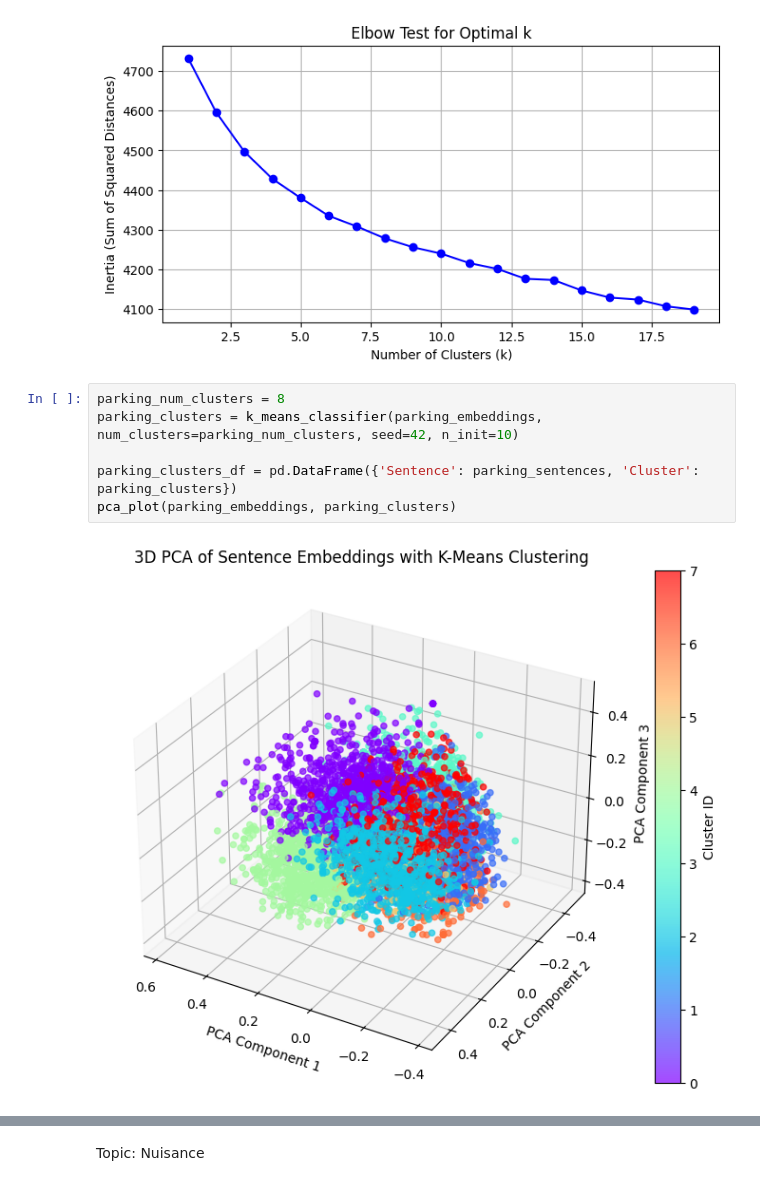
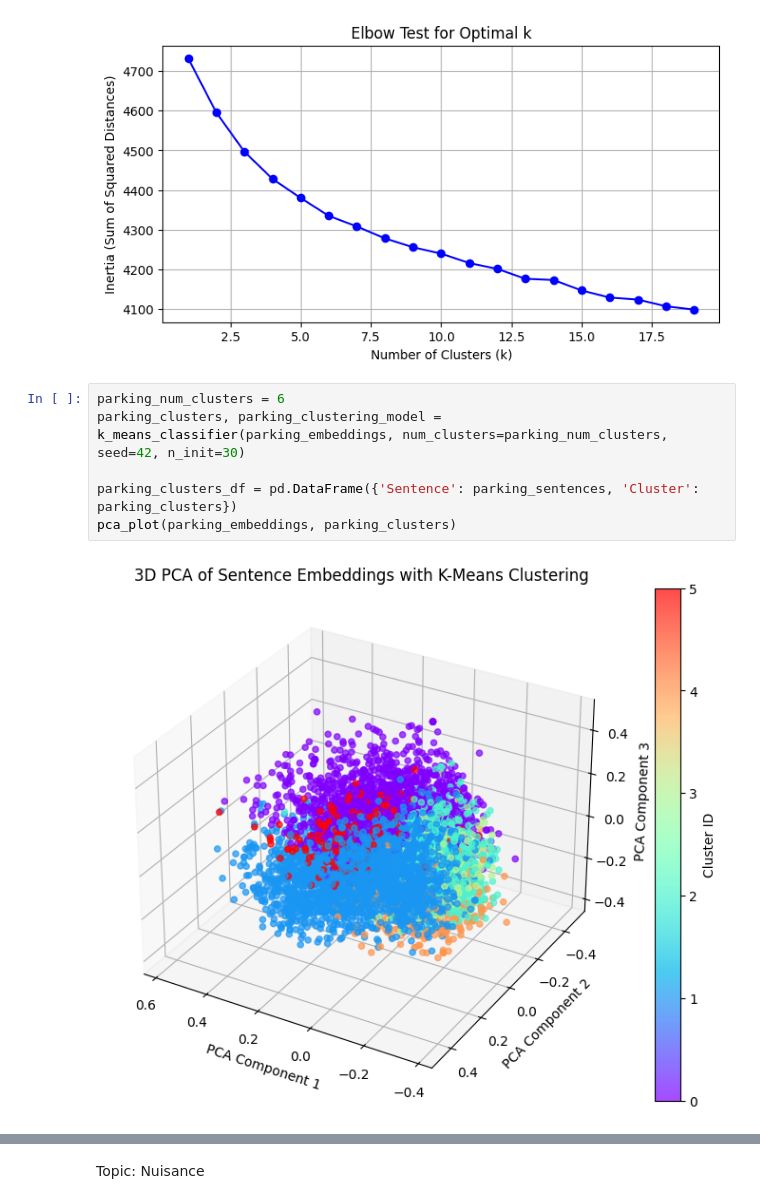
Before and after one commit to mpham8/kestelman-research, a Jupyter notebook: text-data-context/k-mean-clustering.ipynb, the cells around one changed output, grey strips where cells are left out. Cells and saved outputs as stored; diff of their text form.

```diff
--- a/text-data-context/k-mean-clustering.ipynb
+++ b/text-data-context/k-mean-clustering.ipynb
@@ -141,13 +165,13 @@ elbow_test(parking_embeddings)
 # %% [output]
 [figure]
 # %%
-parking_num_clusters = 8
-parking_clusters = k_means_classifier(parking_embeddings, num_clusters=parking_num_clusters, seed=42, n_init=10)
+parking_num_clusters = 6
+parking_clusters, parking_clustering_model = k_means_classifier(parking_embeddings, num_clusters=parking_num_clusters, seed=42, n_init=30)
 
 parking_clusters_df = pd.DataFrame({'Sentence': parking_sentences, 'Cluster': parking_clusters})
 pca_plot(parking_embeddings, parking_clusters)
 # %% [output]
-[figure, old version]
+[figure, new version]
 # %%
 parking_example_sentences = 4
 example_sentences(parking_clusters_df, parking_num_clusters, parking_example_sentences)
```
Also changed, not shown: parts of 17 cells of this notebook.
